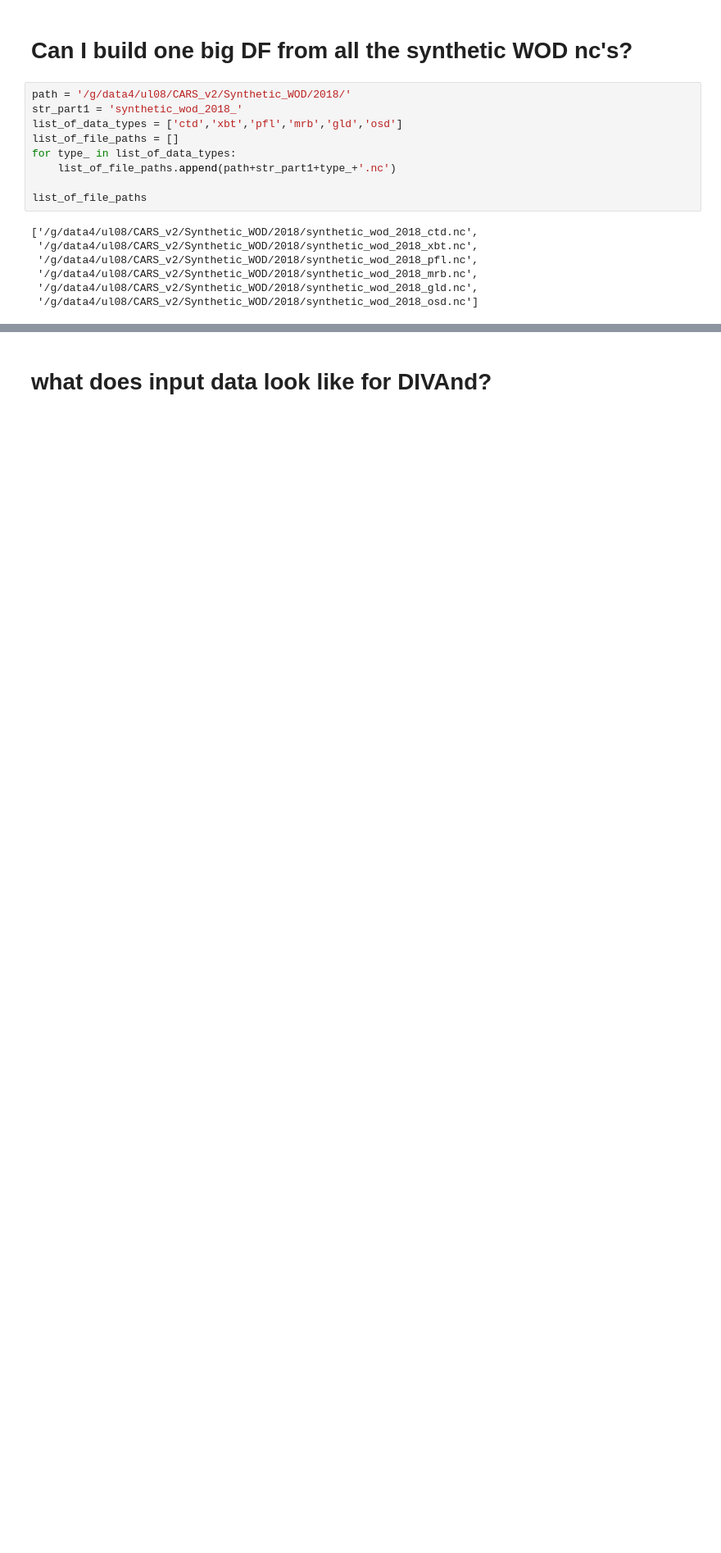
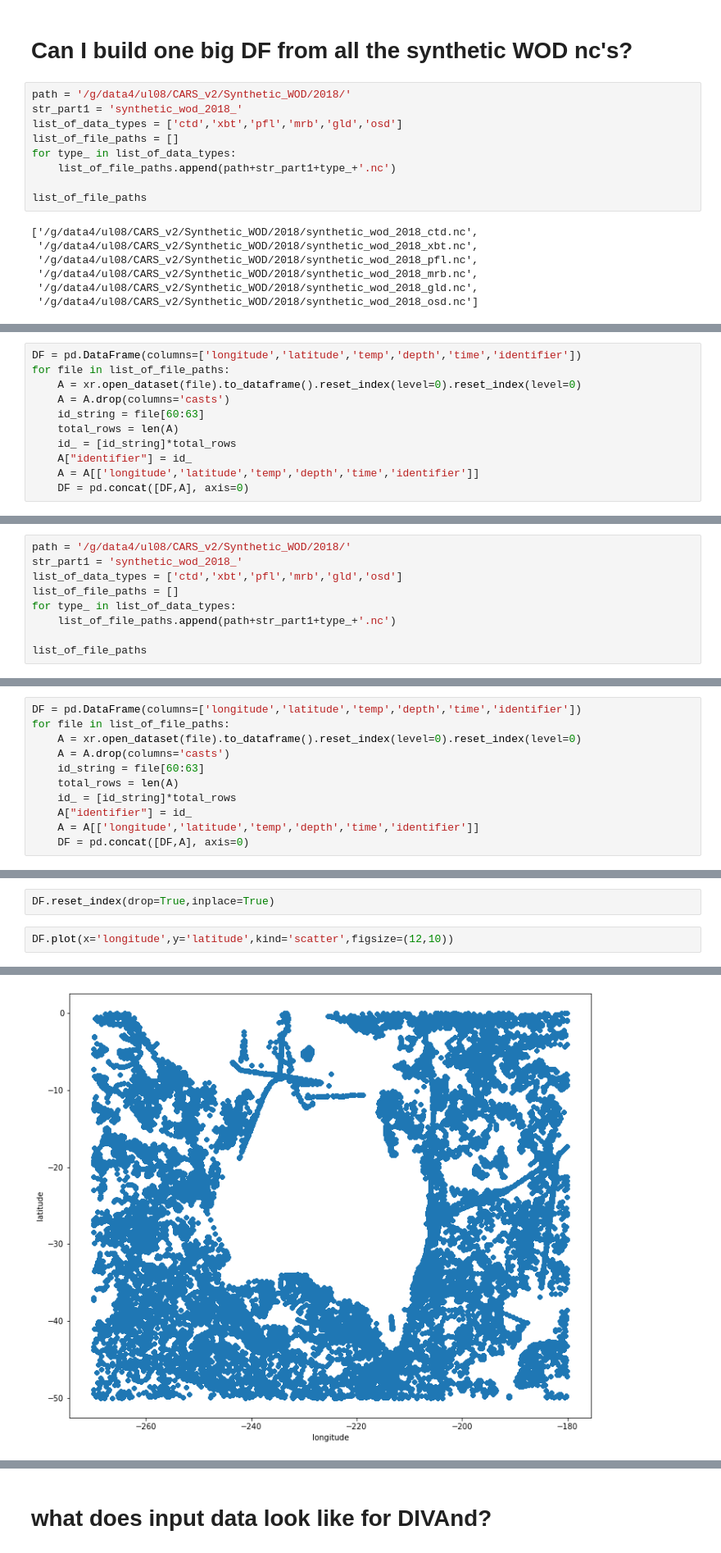
Before and after one commit to CARSv2/cars-v2, a Jupyter notebook: notebooks/Synthetic_WOD-explore-prep-TSM.ipynb, the cells around one changed output, grey strips where cells are left out. Shown at 82% size. Saved outputs shown, nothing was run; the diff lists cells and outputs as text; blank space fills up the shorter version.

```diff
--- a/notebooks/Synthetic_WOD-explore-prep-TSM.ipynb
+++ b/notebooks/Synthetic_WOD-explore-prep-TSM.ipynb
@@ -166,0 +191,11 @@ xr.open_dataset(list_of_file_paths[4]).to_dataframe().reset_index(level=0).reset
+# %%
+DF = pd.DataFrame(columns=['longitude','latitude','temp','depth','time','identifier'])
+for file in list_of_file_paths:
+    A = xr.open_dataset(file).to_dataframe().reset_index(level=0).reset_index(level=0)
+    A = A.drop(columns='casts')
+    id_string = file[60:63]
+    total_rows = len(A)
+    id_ = [id_string]*total_rows
+    A["identifier"] = id_
+    A = A[['longitude','latitude','temp','depth','time','identifier']]
+    DF = pd.concat([DF,A], axis=0)
@@ -166,0 +220,9 @@ xr.open_dataset(list_of_file_paths[4]).to_dataframe().reset_index(level=0).reset
+# %%
+path = '/g/data4/ul08/CARS_v2/Synthetic_WOD/2018/'
+str_part1 = 'synthetic_wod_2018_'
+list_of_data_types = ['ctd','xbt','pfl','mrb','gld','osd']
+list_of_file_paths = []
+for type_ in list_of_data_types:
+    list_of_file_paths.append(path+str_part1+type_+'.nc')
+
+list_of_file_paths
@@ -166,0 +236,11 @@ xr.open_dataset(list_of_file_paths[4]).to_dataframe().reset_index(level=0).reset
+# %%
+DF = pd.DataFrame(columns=['longitude','latitude','temp','depth','time','identifier'])
+for file in list_of_file_paths:
+    A = xr.open_dataset(file).to_dataframe().reset_index(level=0).reset_index(level=0)
+    A = A.drop(columns='casts')
+    id_string = file[60:63]
+    total_rows = len(A)
+    id_ = [id_string]*total_rows
+    A["identifier"] = id_
+    A = A[['longitude','latitude','temp','depth','time','identifier']]
+    DF = pd.concat([DF,A], axis=0)
@@ -166,0 +263,5 @@ xr.open_dataset(list_of_file_paths[4]).to_dataframe().reset_index(level=0).reset
+# %%
+DF.reset_index(drop=True,inplace=True)
+# %%
+DF.plot(x='longitude',y='latitude',kind='scatter',figsize=(12,10))
+# %% [output]
@@ -166,0 +269 @@ xr.open_dataset(list_of_file_paths[4]).to_dataframe().reset_index(level=0).reset
+[figure, added]
```
Also changed, not shown: parts of 25 cells of this notebook.
